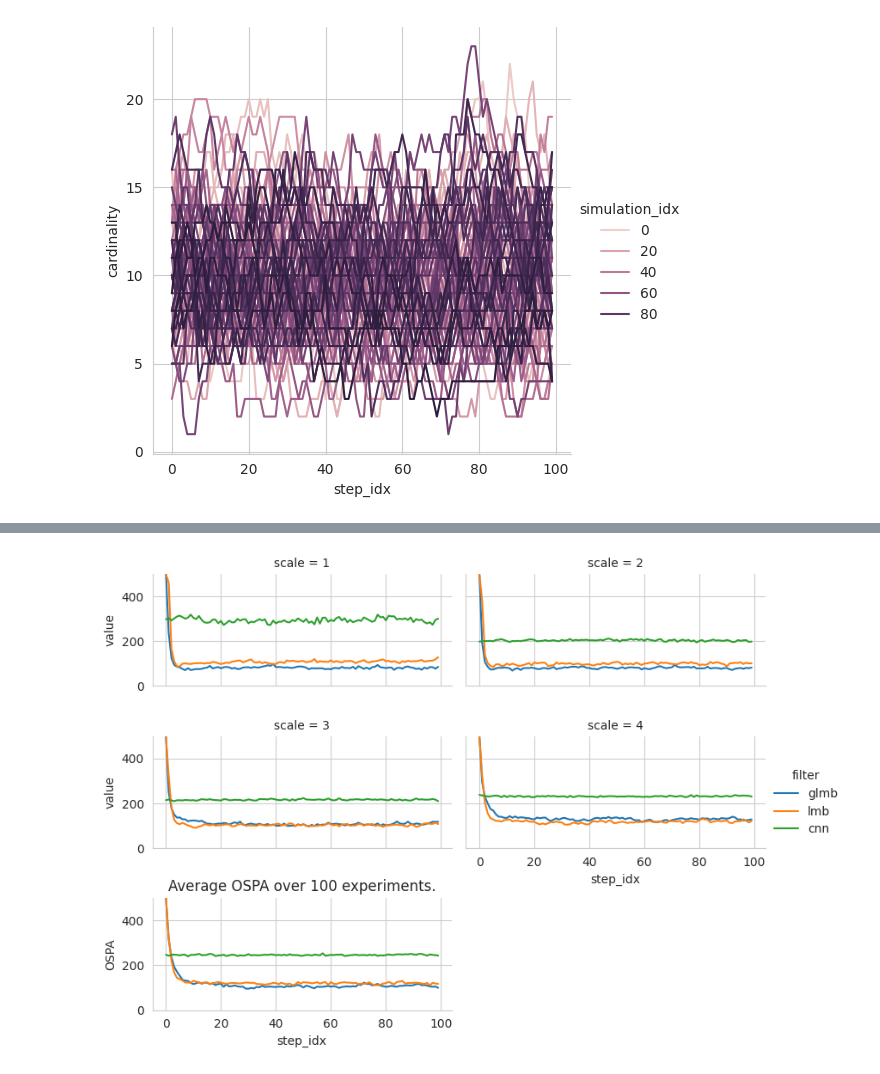
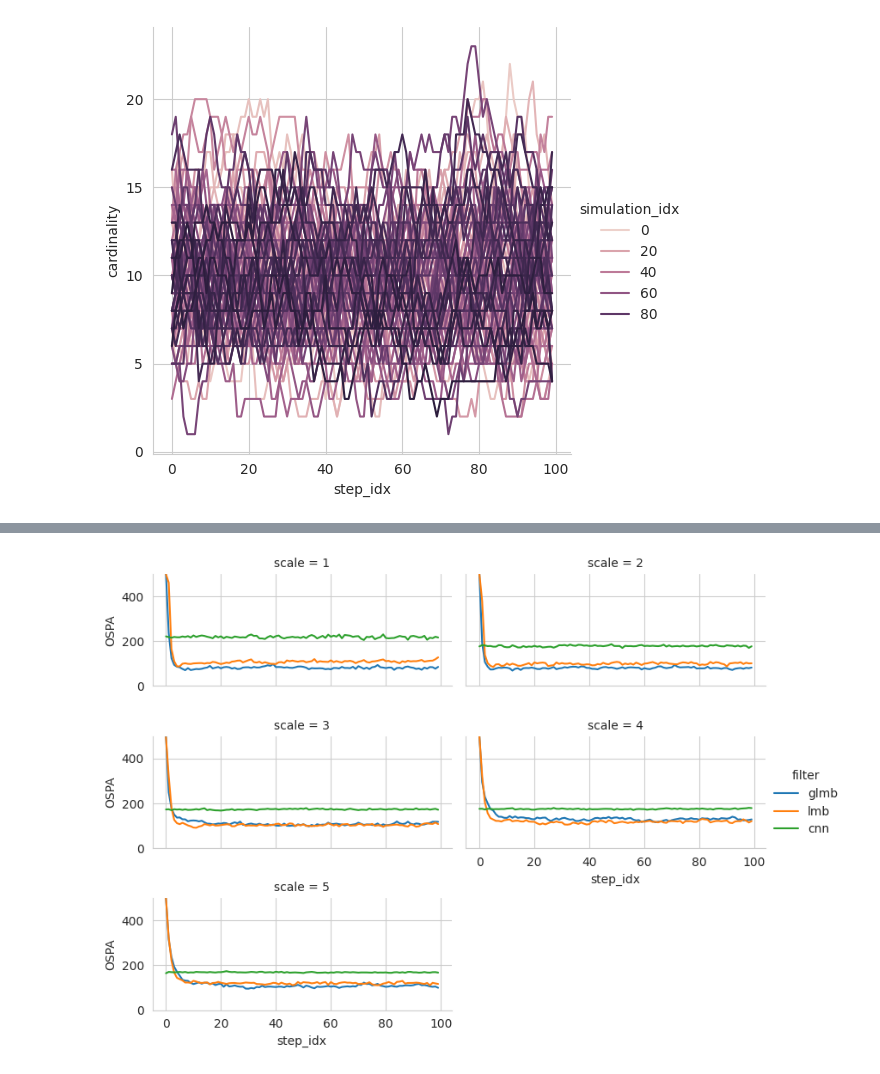
Before and after one commit to Damowerko/mtt, a Jupyter notebook: notebooks/summary.ipynb, the cells around one changed output, grey strips where cells are left out. Drawn from its saved outputs; the diff is of its cells as text; code cells hidden in the pictures.

```diff
--- a/notebooks/summary.ipynb
+++ b/notebooks/summary.ipynb
@@ -36,0 +8,6 @@ plt.show()
+# %%
+df_cnn = pd.read_csv("../data/out/generalization/e7ivqipk.csv")
+df_cnn["filter"] = "cnn"
+df_lmb = pd.read_csv("../data/out/lmb_summary.csv")
+df_glmb = pd.read_csv("../data/out/glmb_summary.csv")
+df_combined = pd.concat([df_cnn, df_lmb, df_glmb])
@@ -75,11 +72,10 @@ df_filters = pd.concat(
 )
 # %%
 # plot ospa using sns.relplot each row is a different scale
-data = df_filters.melt(id_vars=["step_idx", "filter", "scale"], value_vars=["ospa"])
-sns.relplot(data=data, x="step_idx", y="value", hue="filter", col="scale", col_wrap=2, kind="line", aspect=2, height=2)
+data = df_filters.melt(id_vars=["step_idx", "filter", "scale"], value_vars=["ospa"], value_name="OSPA")
+g = sns.relplot(data=data, x="step_idx", y="OSPA", hue="filter", col="scale", col_wrap=2, kind="line", aspect=2, height=2)
 plt.ylabel("OSPA")
 plt.ylim(0, 500)
-plt.title("Average OSPA over 100 experiments.")
 plt.show()
 # %% [output]
-[figure, old version]
+[figure, new version]
```
Also changed, not shown: parts of 7 cells of this notebook, 3 other files.
